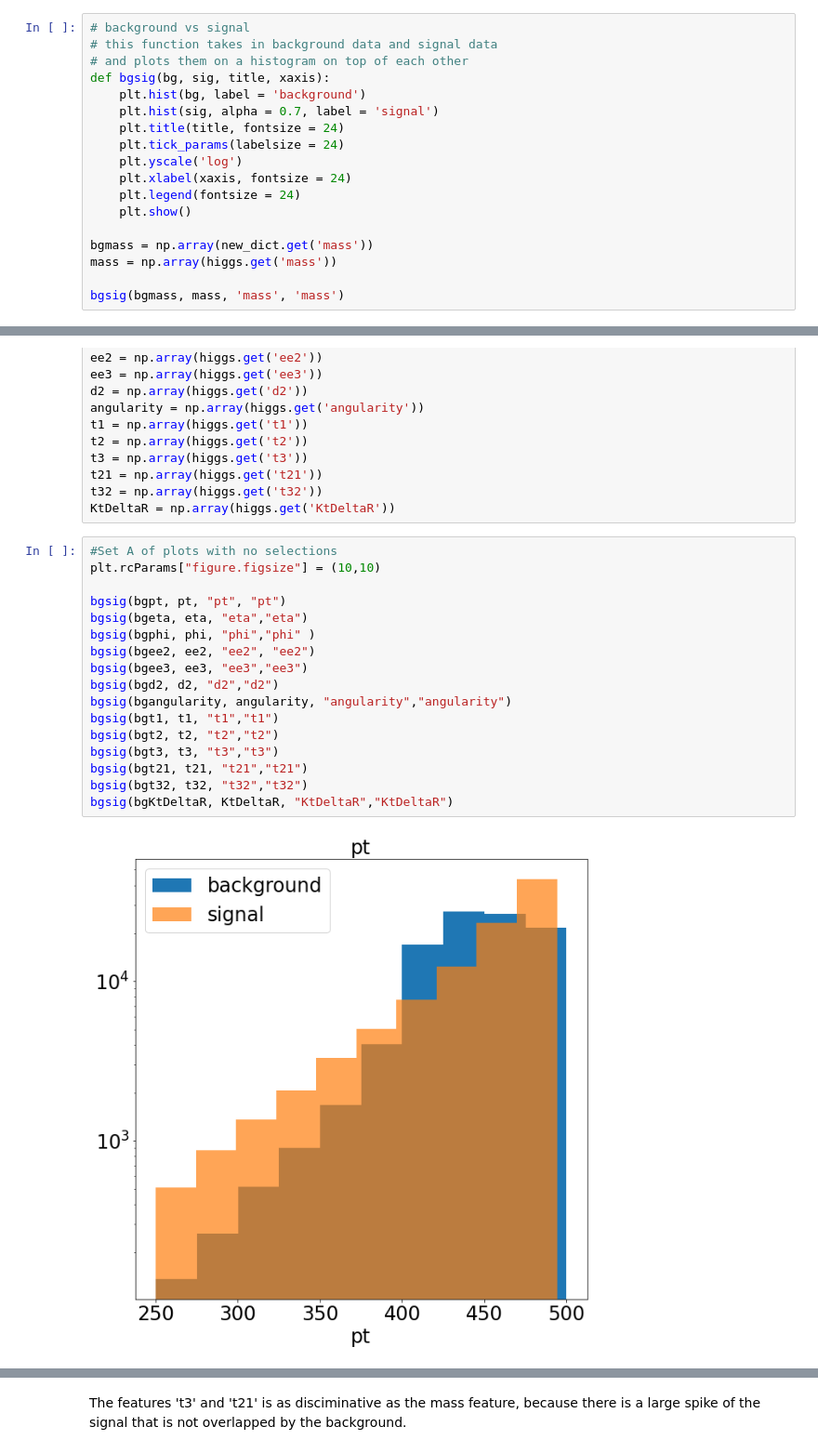
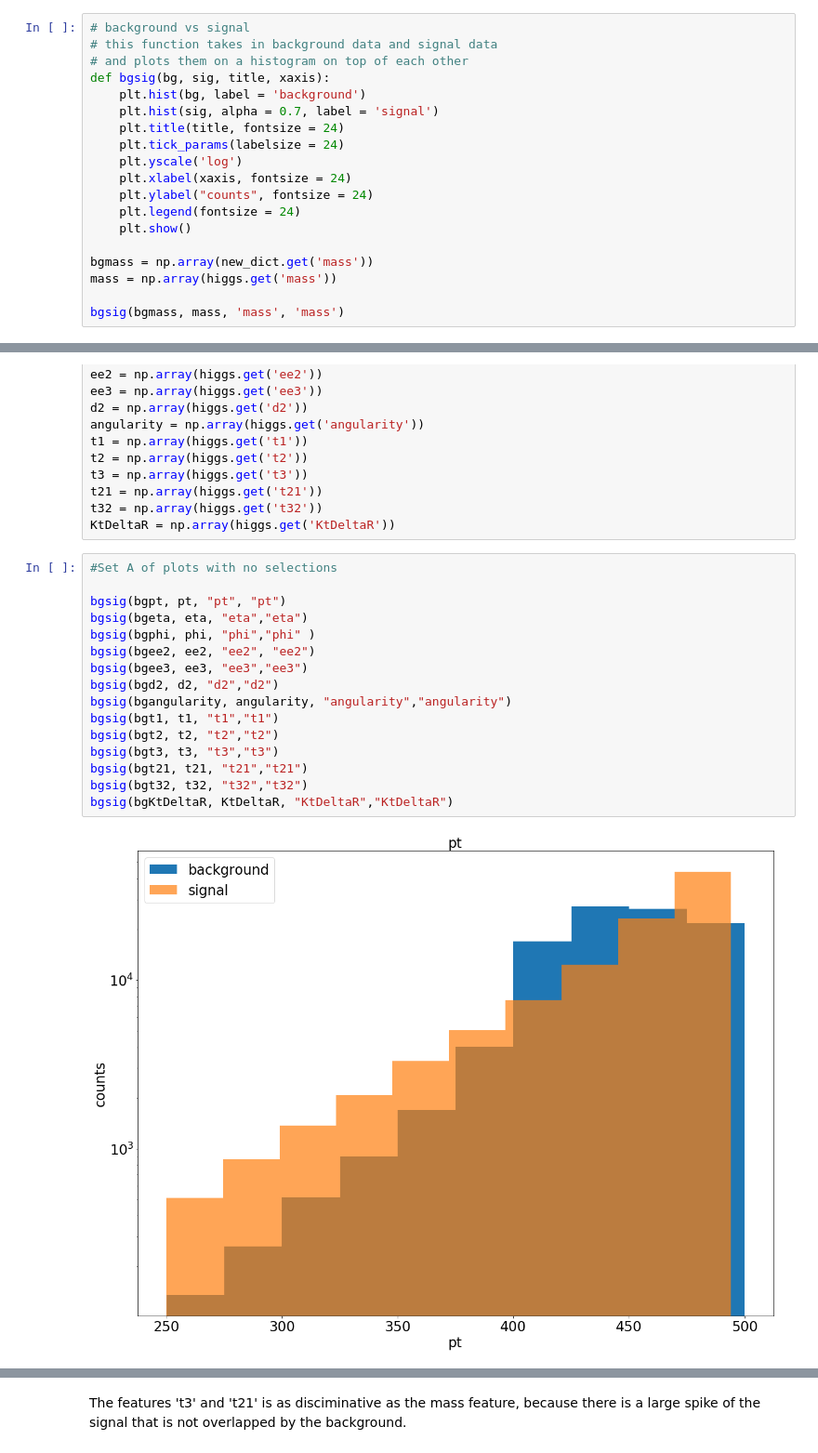
Before and after one commit to kgong13/phys434, a Jupyter notebook: lab7_8.ipynb, the cells around one changed output, grey strips where cells are left out. Shown at 93% size. Cells and saved outputs as stored; diff of their text form.

```diff
--- a/lab7_8.ipynb
+++ b/lab7_8.ipynb
@@ -50,6 +50,7 @@ def bgsig(bg, sig, title, xaxis):
     plt.tick_params(labelsize = 24)
     plt.yscale('log')
     plt.xlabel(xaxis, fontsize = 24)
+    plt.ylabel("counts", fontsize = 24)
     plt.legend(fontsize = 24)
     plt.show()
 
@@ -198,20 +199,19 @@ t32 = np.array(higgs.get('t32'))
 KtDeltaR = np.array(higgs.get('KtDeltaR'))
 # %%
 #Set A of plots with no selections
-plt.rcParams["figure.figsize"] = (10,10)
 
 bgsig(bgpt, pt, "pt", "pt")
 bgsig(bgeta, eta, "eta","eta")
 bgsig(bgphi, phi, "phi","phi" )
 bgsig(bgee2, ee2, "ee2", "ee2")
 bgsig(bgee3, ee3, "ee3","ee3")
 bgsig(bgd2, d2, "d2","d2")
 bgsig(bgangularity, angularity, "angularity","angularity")
 bgsig(bgt1, t1, "t1","t1")
 bgsig(bgt2, t2, "t2","t2")
 bgsig(bgt3, t3, "t3","t3")
 bgsig(bgt21, t21, "t21","t21")
 bgsig(bgt32, t32, "t32","t32")
 bgsig(bgKtDeltaR, KtDeltaR, "KtDeltaR","KtDeltaR")
 # %% [output]
-[figure, old version]
+[figure, new version]
```
Also changed, not shown: parts of 22 cells of this notebook, 1 other file.
